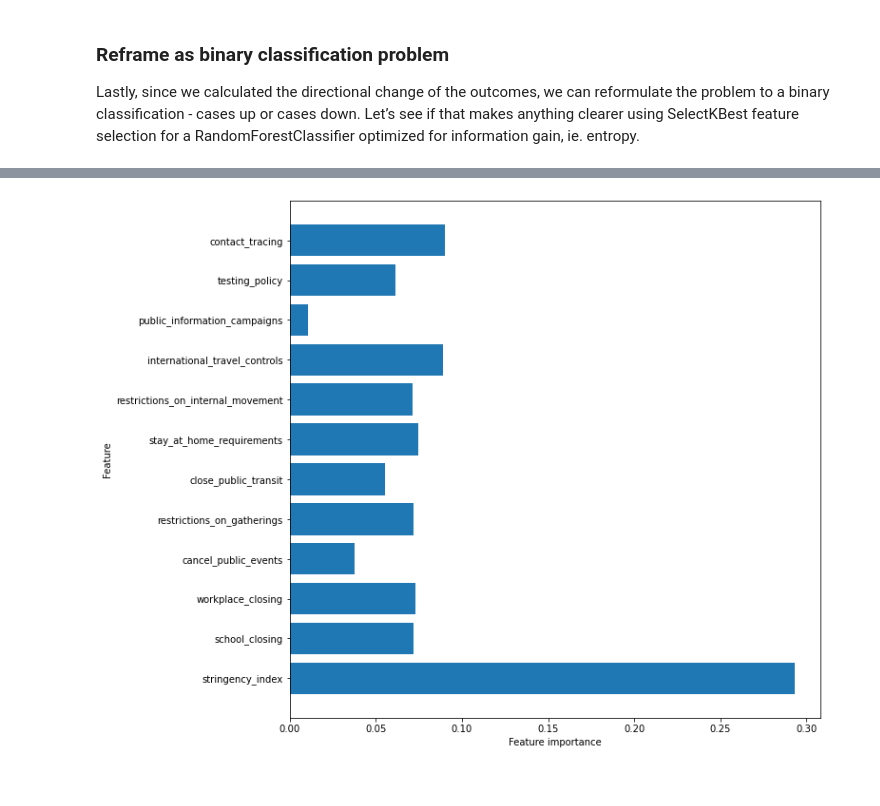
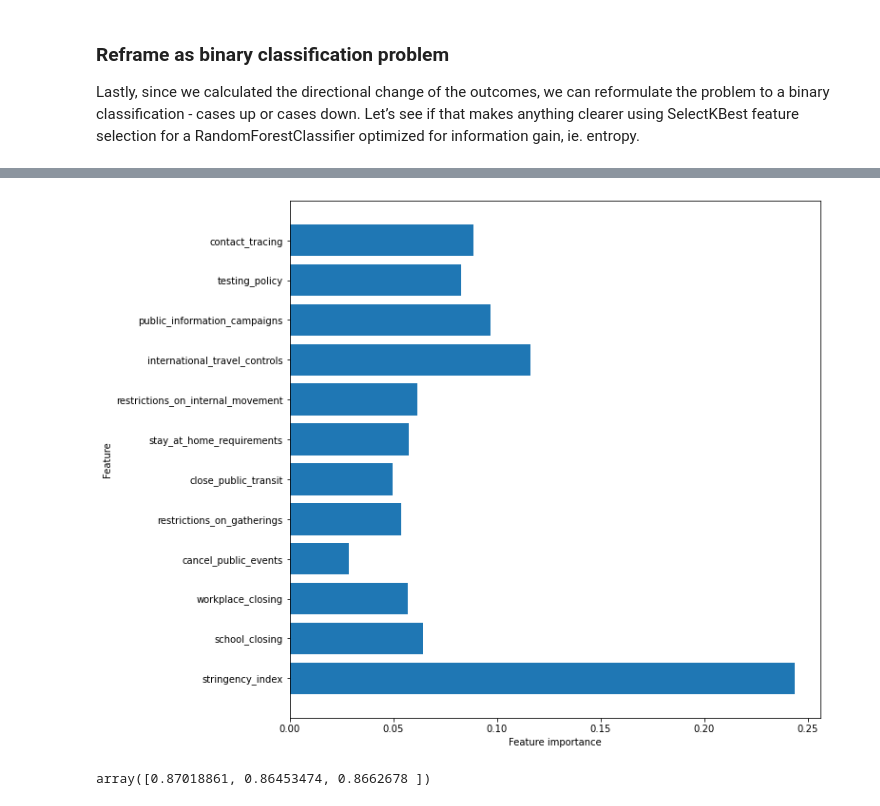
Before and after one commit to lisaquera/covid_data, a Jupyter notebook: Blog_COVID_Data.ipynb, the cells around one changed output, grey strips where cells are left out. Drawn from its saved outputs; the diff is of its cells as text; code cells hidden in the pictures.

```diff
--- a/Blog_COVID_Data.ipynb
+++ b/Blog_COVID_Data.ipynb
@@ -222,16 +289,21 @@ impt_sc_bin.head()
 # %%
 cols_ordinal = ['geo','country_name', 'region_name','date',
+                'case_perc_change','death_perc_change',
                 'case_direction','death_direction',
                 'stringency_index',
                 'school_closing', 'workplace_closing',
                 'cancel_public_events', 'restrictions_on_gatherings',
                 'close_public_transit', 'stay_at_home_requirements',
-                'restrictions_on_internal_movement','international_travel_controls',
+                'restrictions_on_internal_movement',
+                'international_travel_controls',
                 'public_information_campaigns','testing_policy',
                 'contact_tracing',
                 'scaled_income_support', 'scaled_debt_contract_relief',
                'scaled_fiscal_measures','scaled_international_support',
-               'scaled_emergency_healthcare_investment','scaled_vaccine_investment',
+               'scaled_emergency_healthcare_investment',
+               'scaled_vaccine_investment',
+                'scaled_population','scaled_density',
+                'scaled_urban_perc','scaled_median_age'
                ]
 # %%
 covid_ordinal = covid[list(covid[cols_ordinal])]
@@ -373,7 +442,7 @@ A note on metrics: MAE, mean absolute error, is best suited to the task at hand
 # %%
 # Define training data parameters
 model_data = covid
-train_cols = cols_ordinal[6:]
+train_cols = cols_ordinal[8:]
 target = 'case_perc_change'
 # Feature Selection
 n_features = 12
@@ -427,7 +503,7 @@ Next, let’s look at using Recursive Feature Elimination feature selection for
 # %%
 # Define training data parameters
 model_data = covid
-train_cols = cols_ordinal[6:]
+train_cols = cols_ordinal[8:]
 target = 'case_perc_change'
 # Feature Selection
 n_features = 12
@@ -500,18 +558,18 @@ Lastly, since we calculated the directional change of the outcomes, we can refor
 # %%
 # Define training data parameters
 model_data = covid
-train_cols = cols_ordinal[6:]
+train_cols = cols_ordinal[8:]
 target = 'case_direction'
 # Feature Selection
 n_features = 12
 selection = 'stat'
 problem_type = 'classification'
-scoring = 'chi2'
+scoring = 'mutual_info_classif'
 # Data Splitting
 test_size = 0.30
 random_state = 17
 # RandomForest
-n_estimators = 30
+n_estimators = 500
 criterion = 'entropy'
 # %%
 X_train, X_test, y_train, y_test, rfc_features_used = mu.get_train_test_data(
@@ -547,4 +605,10 @@ Recall train: 0.754, test: 0.721
 # %%
-mu.visualize_feature_importance(rfc, X_train, rfc_features_used, selection, 'tree')
+mu.visualize_feature_importance(rfc, X_train, rfc_features_used,
+                                'RFC_stat_ordinals_10x10.png', selection, 'tree')
 # %% [output]
-[figure, old version]
+[figure, new version]
+# %%
+rfc_cross_vals = cross_val_score(rfc, X_train, y_train, cv=3, scoring='precision')
+rfc_cross_vals
+# %% [output]
+array([0.87018861, 0.86453474, 0.8662678 ])
```
Also changed, not shown: parts of 44 cells of this notebook, 12 other files.
